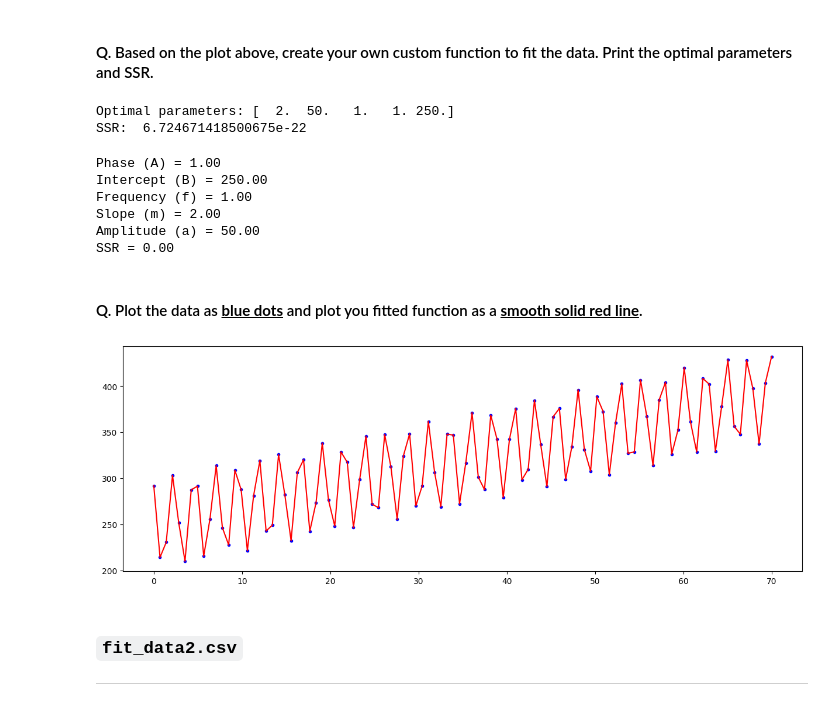
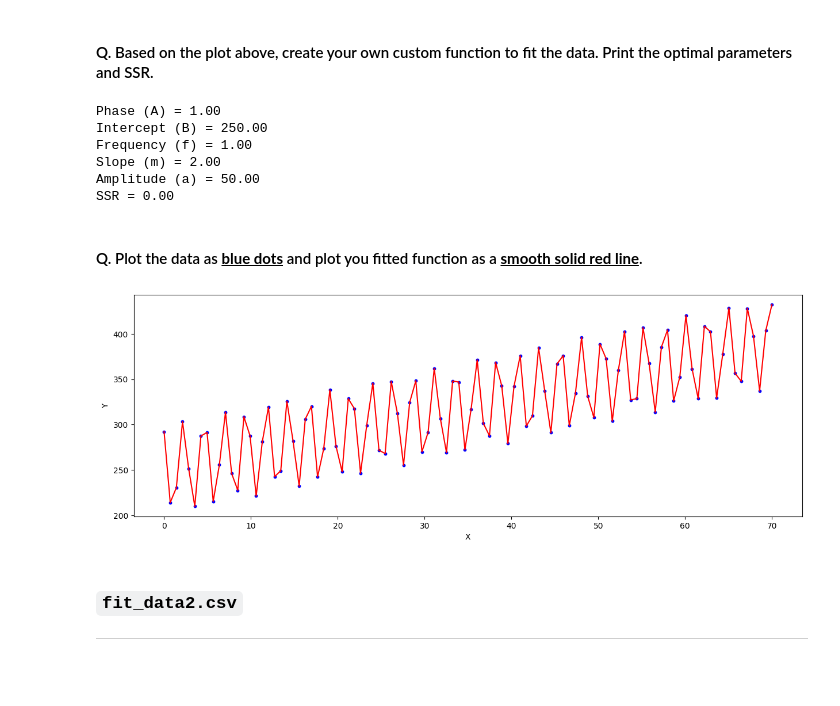
Before and after one commit to samsamotan/Quiz-1, a Jupyter notebook: Take Home Quiz 1 - Curve Fitting.ipynb, the cells around one changed output. Saved outputs shown, nothing was run; the diff lists cells and outputs as text; code cells hidden in the pictures; blank space fills up the shorter version.

```diff
--- a/Take Home Quiz 1 - Curve Fitting.ipynb
+++ b/Take Home Quiz 1 - Curve Fitting.ipynb
@@ -170,55 +170,38 @@ plt.show()
 # %% [markdown]
 #### Q. Based on the plot above, create your own custom function to fit the data. Print the optimal parameters and SSR.
 # %%
-"""Sine + Line Function"""
-def fit1(x, m, a, f, A, B):
-    """ Keyword arguments:
-    a -- amplitude
-    f -- frequency
-    m -- slope
-    A -- phase shift
-    B -- vertical shift
-    """
-    return m * x + a * np.sin((2 * np.pi * f * x) + A) + B
+"""linear sinusoid"""
+def fit1(x, A, B, f, m, a):
+    return a * np.sin(2 * np.pi * f * x + A) + m * x + B
 
 popt, pcov = curve_fit(fit1, x, y)
-SSR = np.sum((y - fit1(x, *popt))**2)
 
-print("Optimal parameters:", popt)
-print('SSR: ', SSR)
+
+SSR= np.sum((y - fit1(x, *popt)) ** 2)
+
+print(f"Phase (A) = {popt[0]:.2f}")
+print(f"Intercept (B) = {popt[1]:.2f}")
+print(f"Frequency (f) = {popt[2]:.2f}")
+print(f"Slope (m) = {popt[3]:.2f}")
+print(f"Amplitude (a) = {popt[4]:.2f}")
+print(f"SSR = {SSR:.2f}")
 # %% [output]
-Optimal parameters: [  2.  50.   1.   1. 250.]
-SSR:  6.724671418500675e-22
+Phase (A) = 1.00
+Intercept (B) = 250.00
+Frequency (f) = 1.00
+Slope (m) = 2.00
+Amplitude (a) = 50.00
+SSR = 0.00
-# %%
-def linear_sinusoid(x, A, B, f, m, a):
-    return a * np.sin(2 * np.pi * f * x + A) + m * x + B
-
-popt, pcov = curve_fit(linear_sinusoid, x, y)
-
-
-SSR= np.sum((y - linear_sinusoid(x, *popt)) ** 2)
-
-print(f"Phase (A) = {popt[0]:.2f}")
-print(f"Intercept (B) = {popt[1]:.2f}")
-print(f"Frequency (f) = {popt[2]:.2f}")
-print(f"Slope (m) = {popt[3]:.2f}")
-print(f"Amplitude (a) = {popt[4]:.2f}")
-print(f"SSR = {SSR:.2f}")
-# %% [output]
-Phase (A) = 1.00
-Intercept (B) = 250.00
-Frequency (f) = 1.00
-Slope (m) = 2.00
-Amplitude (a) = 50.00
-SSR = 0.00
 # %% [markdown]
 #### Q. Plot the data as <u><b>blue dots</u></b> and plot you fitted function as a <b><u>smooth solid red line</u></b>.
 # %%
-plt.plot(x, y, 'b.')
-plt.plot(x, linear_sinusoid(x, *popt), 'r-')
+plt.scatter(x, y, color = 'blue', s = 10, marker = 'o')
+plt.plot(x, fit1(x, *popt), color = 'red')
+plt.xlabel('X')
+plt.ylabel('Y')
 plt.show()
 # %% [output]
-[figure, old version]
+[figure, new version]
 # %% [markdown]
 ### `fit_data2.csv`
 
```
Also changed, not shown: parts of 7 cells of this notebook.
